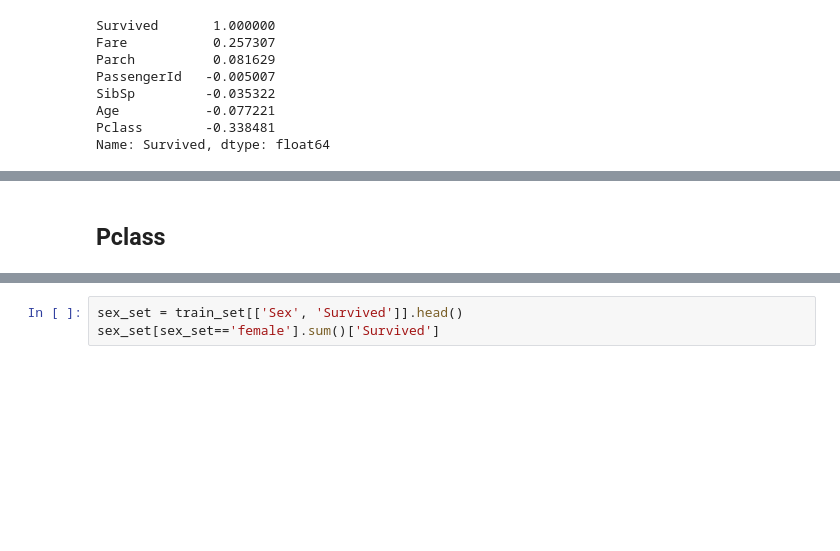
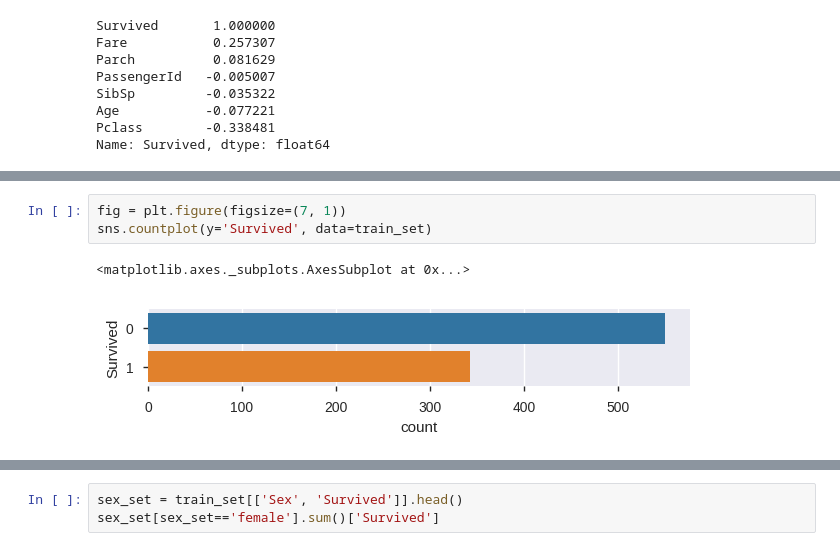
Before and after one commit to PieroNarciso/Titanic_ML_project, a Jupyter notebook: data_analysis.ipynb, the cells around one changed output, grey strips where cells are left out. Saved outputs shown, nothing was run; the diff lists cells and outputs as text; blank space fills up the shorter version.

```diff
--- a/data_analysis.ipynb
+++ b/data_analysis.ipynb
@@ -62,6 +78,9 @@ train_set.head()
 | 2 | 3 | 1 | 3 | Heikkinen, Miss. Laina | female | 26.0 | 0 | 0 | STON/O2. 3101282 | 7.9250 | ... |
 | 3 | 4 | 1 | 1 | Futrelle, Mrs. Jacques Heath (Lil... | female | 35.0 | 1 | 0 | 113803 | 53.1000 | ... |
 | 4 | 5 | 0 | 3 | Allen, Mr. William Henry | male | 35.0 | 0 | 0 | 373450 | 8.0500 | ... |
-# %% [markdown]
-Pclass
----
+# %%
+fig = plt.figure(figsize=(7, 1))
+sns.countplot(y='Survived', data=train_set)
+# %% [output]
+<matplotlib.axes._subplots.AxesSubplot at 0x...>
+[figure, added]
```
Also changed, not shown: parts of 19 cells of this notebook, 1 other file.
